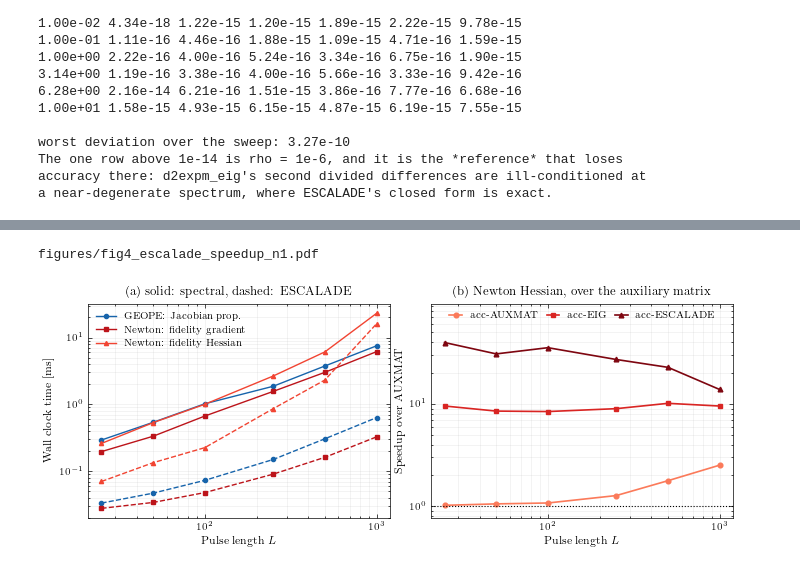
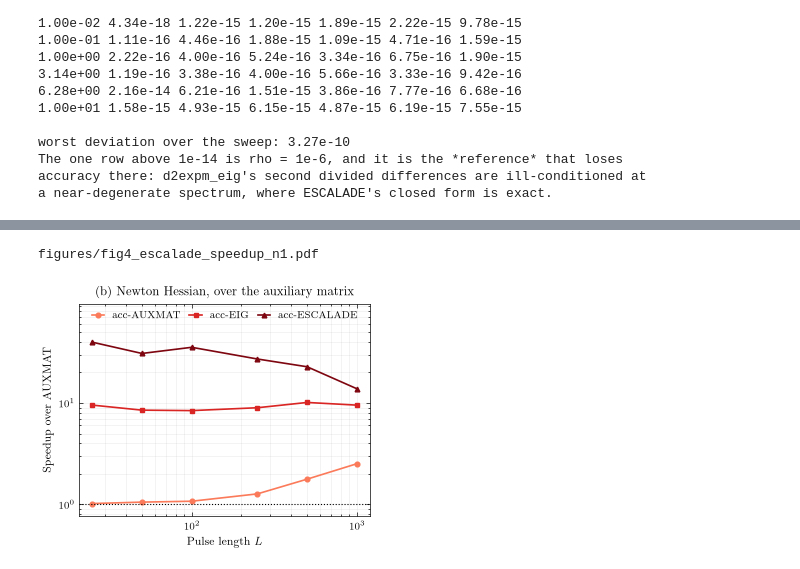
Before and after one commit to therooler/geope_paper, a Jupyter notebook: fig4_escalade.ipynb, the cells around one changed output, grey strips where cells are left out. Drawn from its saved outputs; the diff is of its cells as text; code cells hidden in the pictures.

```diff
--- a/fig4_escalade.ipynb
+++ b/fig4_escalade.ipynb
@@ -51,7 +22,4 @@ the formulas. Nothing here is singular at $\phi = 0$.
 # %%
-TINY = 1e-4  # switch to the series below this |t|
-
-
 def assert_anticommuting(basis, atol=1e-12):
     r"""Raise unless ``basis`` is a frame of pairwise anticommuting involutions.
 
@@ -102,7 +70,7 @@ def escalade_coeffs(t):
     ``jnp.abs`` because the pipeline hands these functions ``complex128`` with a
     zero imaginary part.
     """
-    small = jnp.abs(t) < TINY
+    small = jnp.abs(t) < 1e-4
     t_safe = jnp.where(small, jnp.ones_like(t), t)
     rho = jnp.sqrt(t_safe)
     sin, cos = jnp.sin(rho), jnp.cos(rho)
@@ -1038,118 +711,45 @@ same replacement sits inside every curve.
 # %%
 blues, reds = plt.cm.Blues, plt.cm.Reds
-#: Panel (a): the three derivatives each method actually evaluates, in Figure 2's
-#: colour families -- a piece keeps the colour it had there, so the two figures
-#: read as one decomposition seen twice. `chart` is timed but not drawn: it is
-#: the per-gate propagator all three contain, not a step of either method.
 ESC_DRAWN = (
     ("GEOPE: Jacobian", blues(0.8), "o", "GEOPE: Jacobian prop."),
     ("Newton: gradient", reds(0.8), "s", "Newton: fidelity gradient"),
     ("Newton: Hessian", reds(0.6), "^", "Newton: fidelity Hessian"),
 )
-#: Panel (b): the Hessian routes, as a ladder in what each one replaces --
-#: darker is more replaced and faster. Reds because the whole panel is the
-#: *Newton* Hessian, which is red in panel (a) and in Figure 2. `AUXMAT` is not
-#: a curve: it is the unit every one of these is divided by.
 ACC_DRAWN = (
     ("acc-AUXMAT", reds(0.45), "o", "acc-AUXMAT"),
     ("acc-EIG", reds(0.7), "s", "acc-EIG"),
     ("acc-ESCALADE", reds(0.95), "^", "acc-ESCALADE"),
 )
 
-fig, (ax_a, ax_b) = plt.subplots(1, 2, figsize=(TWO_COLUMN, 2.7))
-
-for piece, colour, marker, name in ESC_DRAWN:
-    for route, ls in (("live", "-"), ("ESCALADE", "--")):
-        rows = esc_df[(esc_df["piece"] == piece) & (esc_df["route"] == route)]
-        rows = rows.sort_values("L")
-        ax_a.loglog(
-            rows["L"], rows["seconds"] * 1e3, marker=marker, ls=ls, ms=3.0,
-            color=colour, lw=1.0,
-            label=name if route == "live" else None,
-        )
-ax_a.set_xlabel(r"Pulse length $L$")
-ax_a.set_ylabel("Wall clock time [ms]")
-ax_a.set_title("(a) solid: spectral, dashed: ESCALADE",
-                fontsize=PANEL_LABEL_SIZE)
-ax_a.grid(alpha=0.25, which="both", lw=0.4)
-ax_a.legend(loc="upper left")
+fig, ax = plt.subplots(1, 1, figsize=(ONE_COLUMN, 2.7))
 
 drawn = []
 for route, colour, marker, name in ACC_DRAWN:
     rows = acc_speedup[route].sort_index()
     drawn.append(rows)
-    ax_b.loglog(
+    ax.loglog(
         rows.index, rows.to_numpy(), marker=marker, ms=3.4,
         color=colour, lw=1.2, label=name,
     )
 
-ax_b.axhline(1.0, color="black", ls=":", lw=0.8, zorder=2)
-ax_b.set_xlabel(r"Pulse length $L$")
-ax_b.set_ylabel("Speedup over AUXMAT")
-ax_b.set_title("(b) Newton Hessian, over the auxiliary matrix",
+ax.axhline(1.0, color="black", ls=":", lw=0.8, zorder=2)
+ax.set_xlabel(r"Pulse length $L$")
+ax.set_ylabel("Speedup over AUXMAT")
+ax.set_title("(b) Newton Hessian, over the auxiliary matrix",
                 fontsize=PANEL_LABEL_SIZE)
-# Room below parity so the dotted line is not the bottom spine, and a clear
-# strip above every curve for the one-row legend.
+
 low = min(float(s.min()) for s in drawn)
 high = max(float(s.max()) for s in drawn)
-ax_b.set_ylim(0.75 * low, 2.4 * high)
-ax_b.grid(alpha=0.25, which="both", lw=0.4)
-# One row, not a stack: the three curves already separate vertically, so a
-# column of entries would have to sit somewhere among them.
-ax_b.legend(
+ax.set_ylim(0.75 * low, 2.4 * high)
+ax.grid(alpha=0.25, which="both", lw=0.4)
+ax.legend(
     ncol=len(ACC_DRAWN), loc="upper center", handlelength=1.3,
     borderpad=0.3, columnspacing=0.9,
 )
 
 fig.tight_layout(pad=0.4)
 print(save_figure(fig, "fig4_escalade_speedup_n1"))
 plt.show()
-
-# Panel (a), compared *paired at each L*. Medians would hide the pairing, and
-# the pairing is the claim: the same per-gate replacement sits inside all three,
-# so what separates them is what else they do.
-paired = pd.DataFrame(
-    {name: esc_wide.loc[piece, "speedup"] for piece, _c, _m, name in ESC_DRAWN}
-)
-print("\n(a) speedup from ESCALADE, spectral / ESCALADE\n")
-print(paired.round(2).to_string())
-
-first, last = paired.iloc[0], paired.iloc[-1]
-for _piece, _c, _m, name in ESC_DRAWN:
-    print(
-        f"  {name:<28s} {first[name]:5.1f}x at L = {paired.index[0]:4d}  ->  "
-        f"{last[name]:5.1f}x at L = {paired.index[-1]:4d}"
-    )
-print(
-    f"\nThe two *first-order* derivatives are the pieces that are purely per-gate, and"
-    f"\nthey gain the most: {last['GEOPE: Jacobian prop.']:.0f}x and "
-    f"{last['Newton: fidelity gradient']:.0f}x at L = {paired.index[-1]}. The Hessian "
-    f"gains least ({last['Newton: fidelity Hessian']:.1f}x),"
-    "\nand its factor *falls* with L, because the Gram contraction inside"
-    "\n`hessian_vjp_propagator` is O(P^2) work the per-gate replacement does not touch"
-    "\nand which comes to dominate -- the same second term Figure 2 charges to the"
-    "\nNewton line."
-    "\n\nEither way, ESCALADE multiplies both methods. It changes what an iteration"
-    "\ncosts, not which method is cheaper, so Figure 2's comparison survives it intact."
-)
-print(
-    f"\n(b) is that same Hessian against the method it replaces rather than against"
-    f"\nthe spectral route. Over L in [{L_ACC[0]}, {L_ACC[-1]}], geometric mean:"
-    f"\n  the pullback alone       {acc_geomean['acc-AUXMAT']:5.1f}x  and rising"
-    f" with L,"
-    f" the O(G^2) assembly being what it deletes"
-    f"\n  + the spectral per-gate  {acc_geomean['acc-EIG']:5.1f}x  flat -- what geope"
-    f" actually runs"
-    f"\n  + ESCALADE's closed form {acc_geomean['acc-ESCALADE']:5.1f}x  and falling,"
-    f" the O(P^2) Gram being what it does not"
-    f"\n\nSo almost all of the {acc_geomean['acc-ESCALADE']:.0f}x is the closed form,"
-    f" not"
-    f" the pullback: on one qubit the"
-    f"\nper-gate exponentials are the cost, and deleting a quadratic assembly that has"
-    f"\nnot yet grown buys {acc_geomean['acc-AUXMAT']:.1f}x. The pullback is the term"
-    f" that survives to large L,"
-    f"\nand the only one of the two that would also grow with the dimension."
-)
 # %% [output]
 figures/fig4_escalade_speedup_n1.pdf
-[figure, old version]
+[figure, new version]
```
Also changed, not shown: parts of 13 cells of this notebook, 8 other files.
